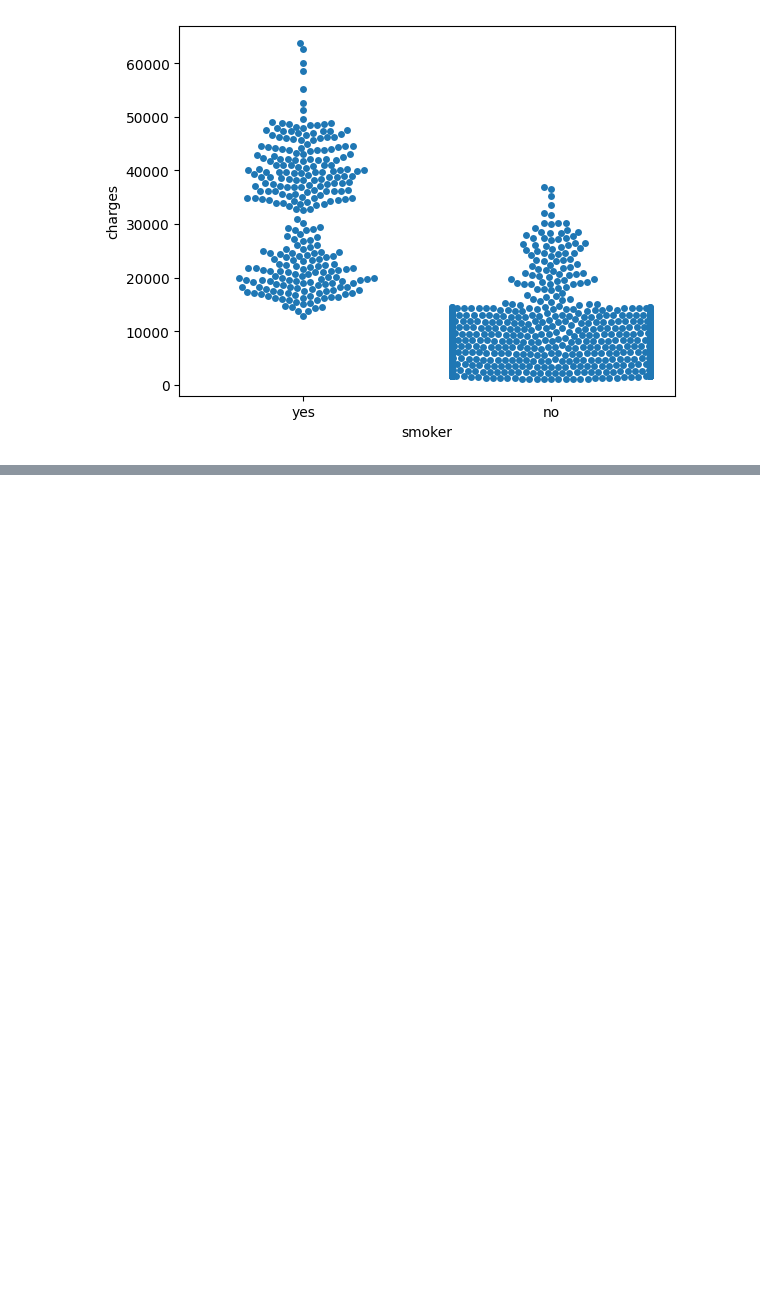
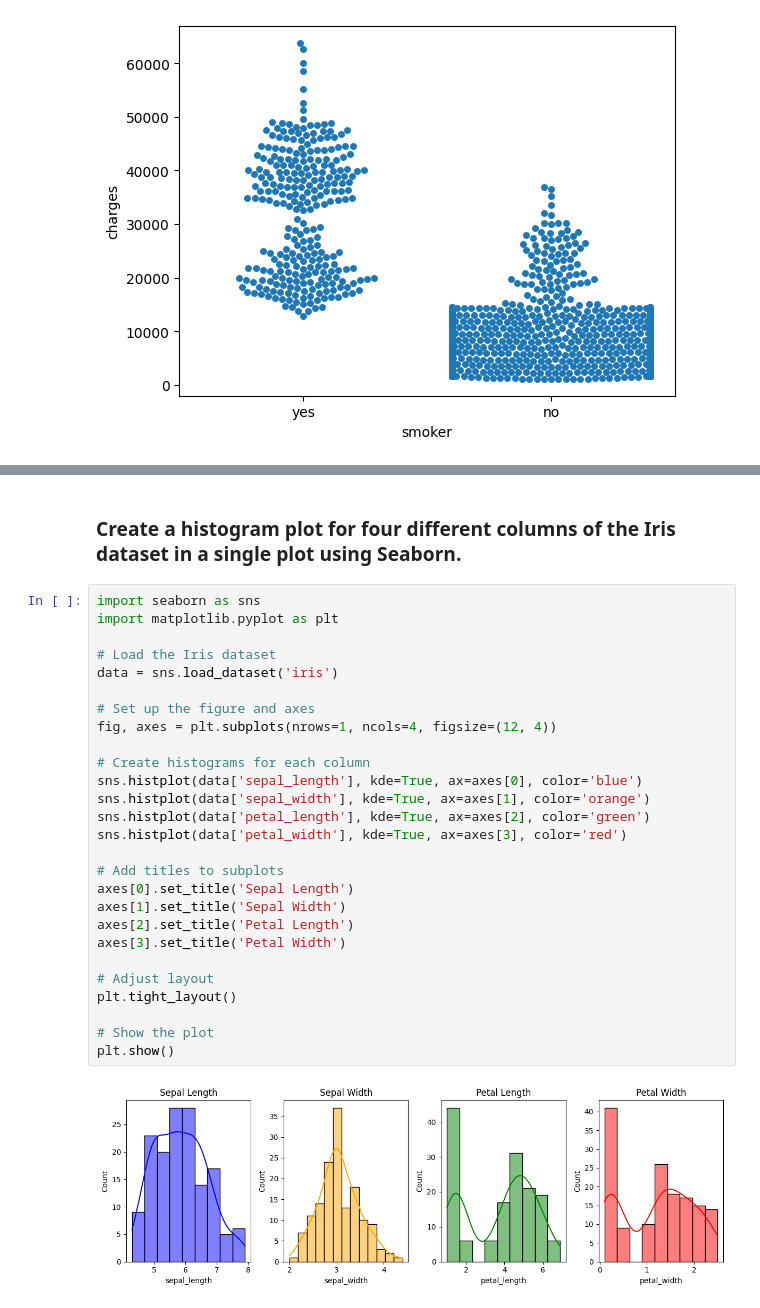
Before and after one commit to codekunoichi/learning-datascience, a Jupyter notebook: data_visualization/learning_data_visualization.ipynb, the cells around one changed output, grey strips where cells are left out. Cells and saved outputs as stored; diff of their text form; blank space fills up the shorter version.

```diff
--- a/data_visualization/learning_data_visualization.ipynb
+++ b/data_visualization/learning_data_visualization.ipynb
@@ -229,0 +258,31 @@ sns.swarmplot(x=insurance_data['smoker'], y=insurance_data['charges'])
+# %% [markdown]
+### Create a histogram plot for four different columns of the Iris dataset in a single plot using Seaborn.
+# %%
+import seaborn as sns
+import matplotlib.pyplot as plt
+
+# Load the Iris dataset
+data = sns.load_dataset('iris')
+
+# Set up the figure and axes
+fig, axes = plt.subplots(nrows=1, ncols=4, figsize=(12, 4))
+
+# Create histograms for each column
+sns.histplot(data['sepal_length'], kde=True, ax=axes[0], color='blue')
+sns.histplot(data['sepal_width'], kde=True, ax=axes[1], color='orange')
+sns.histplot(data['petal_length'], kde=True, ax=axes[2], color='green')
+sns.histplot(data['petal_width'], kde=True, ax=axes[3], color='red')
+
+# Add titles to subplots
+axes[0].set_title('Sepal Length')
+axes[1].set_title('Sepal Width')
+axes[2].set_title('Petal Length')
+axes[3].set_title('Petal Width')
+
+# Adjust layout
+plt.tight_layout()
+
+# Show the plot
+plt.show()
+# %% [output]
+[figure, added]
```
Also changed, not shown: parts of 5 cells of this notebook, 1 other file.
